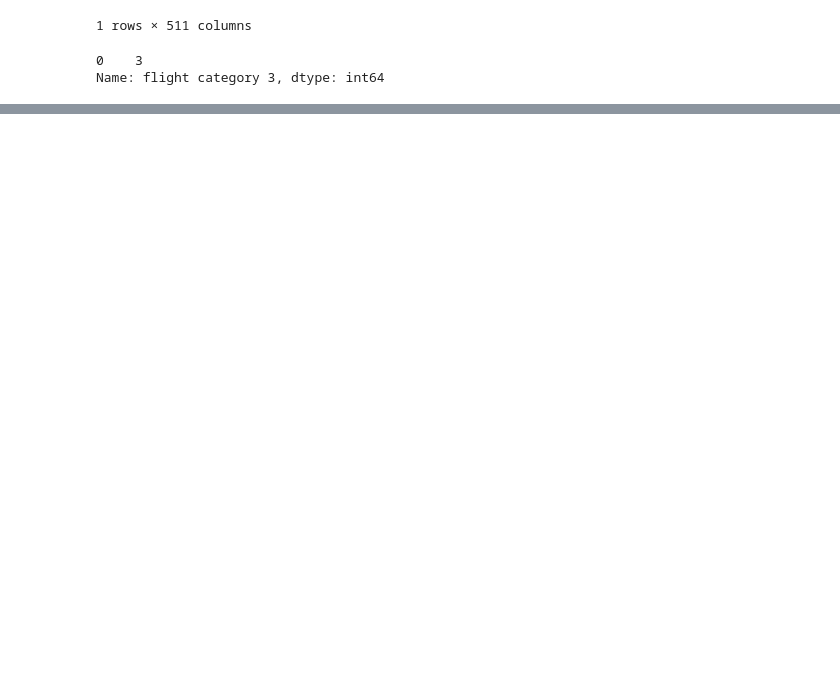
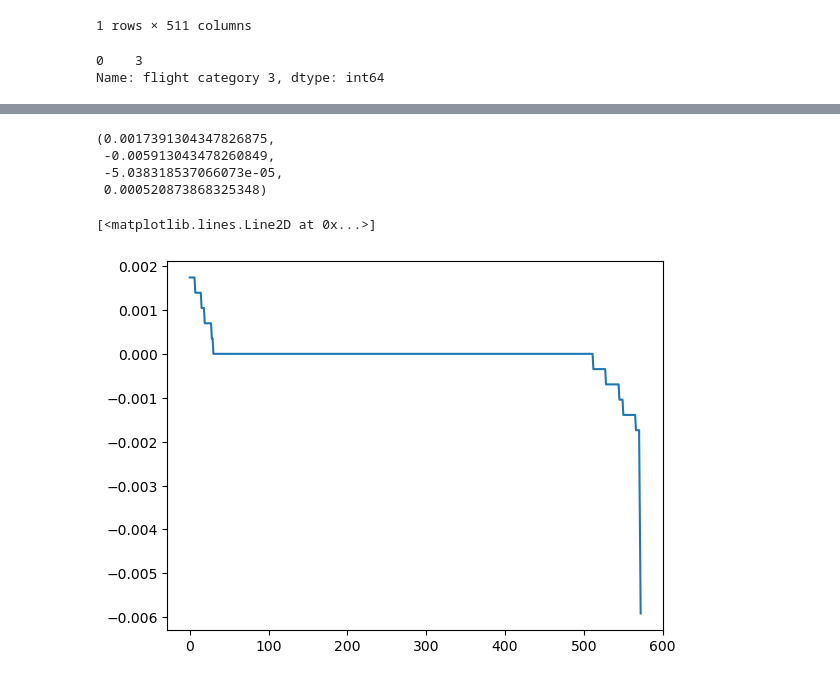
Before and after one commit to bparazin/nwsFlightCategories, a Jupyter notebook: ML prep.ipynb, the cells around one changed output, grey strips where cells are left out. Cells and saved outputs as stored; diff of their text form; code cells hidden in the pictures; blank space fills up the shorter version.

```diff
--- a/ML prep.ipynb
+++ b/ML prep.ipynb
@@ -138,0 +199,16 @@ ax.legend()
+# %%
+classifier_rf = RandomForestClassifier(random_state=42, n_jobs = -1)
+#params determined via hyperparam tuning
+n_estimators = [int(x) for x in np.linspace(200, 2000, 10)]
+max_depth = [x for x in range(10, 120, 10)]
+max_depth.append(None)
+min_samples_split = [2, 5, 10]
+min_samples_leaf = [1, 2, 4]
+bootstrap = [True, False]
+random_grid = {'n_estimators': n_estimators,
+               'max_depth': max_depth,
+               'max_features': max_features,
+               'min_samples_split': min_samples_split,
+               'min_samples_leaf': min_samples_leaf,
+               'bootstrap': bootstrap}
+tuned_rf = RandomizedSearchCV(estimator = classifier_rf, param_distributions = random_grid, random_state = 42, n_jobs = -1)
@@ -138,0 +250,7 @@ ax.legend()
+# %%
+%%time
+(X, y_list) = data_split(data)
+X_train, X_test, y_train, y_test = train_test_split(X, y_list['flight category 0'], train_size=0.7, random_state=42)
+classifier_rf.fit(X_train, y_train)
+
+imports = classifier_rf.feature_importances_
@@ -138,0 +282,6 @@ ax.legend()
+# %%
+%%time
+result = permutation_importance(
+    classifier_rf, X_test, y_test, random_state=42, n_jobs=-1
+)
+#takes about 10 min
@@ -138,0 +291,17 @@ ax.legend()
+# %%
+importances = [(feature, sig) for feature, sig in zip(classifier_rf.feature_names_in_, result['importances_mean'])]
+#importances.sort(key = lambda x: x[0].split('_')[1])
+importances.sort(key = lambda x: -x[1])
+importances = pd.DataFrame(importances)
+# %%
+np.max(importances[1]), np.min(importances[1]), np.mean(importances[1]), np.std(importances[1])
+# %% [output]
+(0.0017391304347826875,
+ -0.005913043478260849,
+ -5.038318537066073e-05,
+ 0.000520873868325348)
+# %%
+plt.plot(importances[1])
+# %% [output]
+[<matplotlib.lines.Line2D at 0x...>]
+[figure, added]
```
Also changed, not shown: parts of 22 cells of this notebook, 1 other file.
